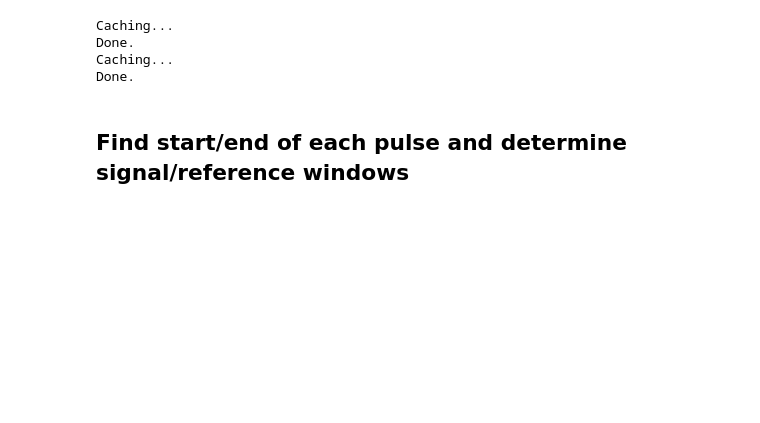
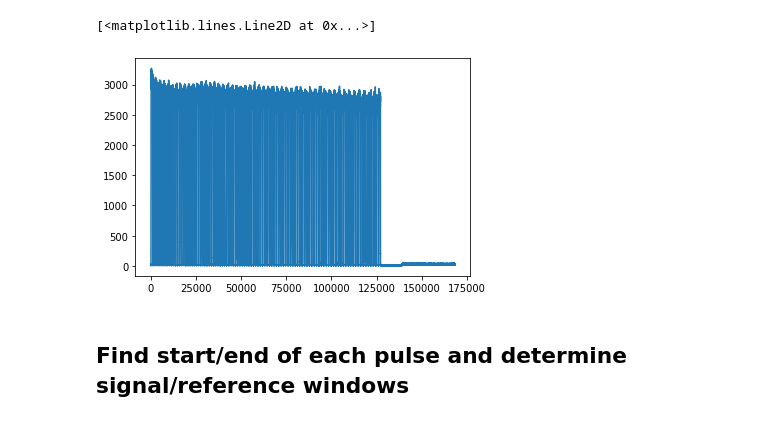
Before and after one commit to LCarnovale/HonoursAnalysis, a Jupyter notebook: analyse_rabi.ipynb, the cells around one changed output. Saved outputs shown, nothing was run; the diff lists cells and outputs as text; code cells hidden in the pictures; blank space fills up the shorter version.

```diff
--- a/analyse_rabi.ipynb
+++ b/analyse_rabi.ipynb
@@ -35,12 +35,13 @@ date_nums = {
     # "210924": (44, 45, 46, 48),
     # "210928": (53, 56, 59, 61, 62, 63, 66, 67, 68, 69, 75, 76, 77, 74),
     "210928": (74,),
-    "211001": (6,7, 8, 10, 11, 12, 17, 19, 21, 22, 23,
+    # "211001": (6,7, 8, 10, 11, 12, 17, 19, 21, 22, 23,
     # 24, 25, 26, 38,
     # 42,44,45,46,51,54,56),
-    ),
+    # ),
     # "211005": (59, 62, 65, 66, 68, 70, 72, 74, 79, 87, 88, 89)
-    "211008": (3, 5, 6, 10, 12, 13, 14, 16, 17, 18, 21, 22, 23, 25, 26, 27, 30, 32),
+    # "211008": (3, 5, 6, 10, 12, 13, 14, 16, 17, 18, 21, 22, 23, 25, 26, 27, 30, 32),
+    "211012":(36, 38, 39, 40, 41, 42, 43, 44, 51, 53, 55, 57, 59, 60, 68, 69, 71, 72, 73, 74, 75, 76)
 }
 
 keys = [[(k, v) for v in n] for k, n in date_nums.items()]
@@ -87,11 +88,11 @@ rabi_files = ["test signal"] + rabi_files
 
 raw_titles = [x[-20:] for x in rabi_files]
 proc_titles = [x[-20:] for x in rabi_plot_files]
-# %% [output]
-Caching...
-Done.
-Caching...
-Done.
+# %%
+plt.plot(rabi_specs[-1].counts)
+# %% [output]
+[<matplotlib.lines.Line2D at 0x...>]
+[figure, added]
 # %%
 plot_col = None
 n_cols = 4
```
Also changed, not shown: parts of 12 cells of this notebook, 1 other file.
